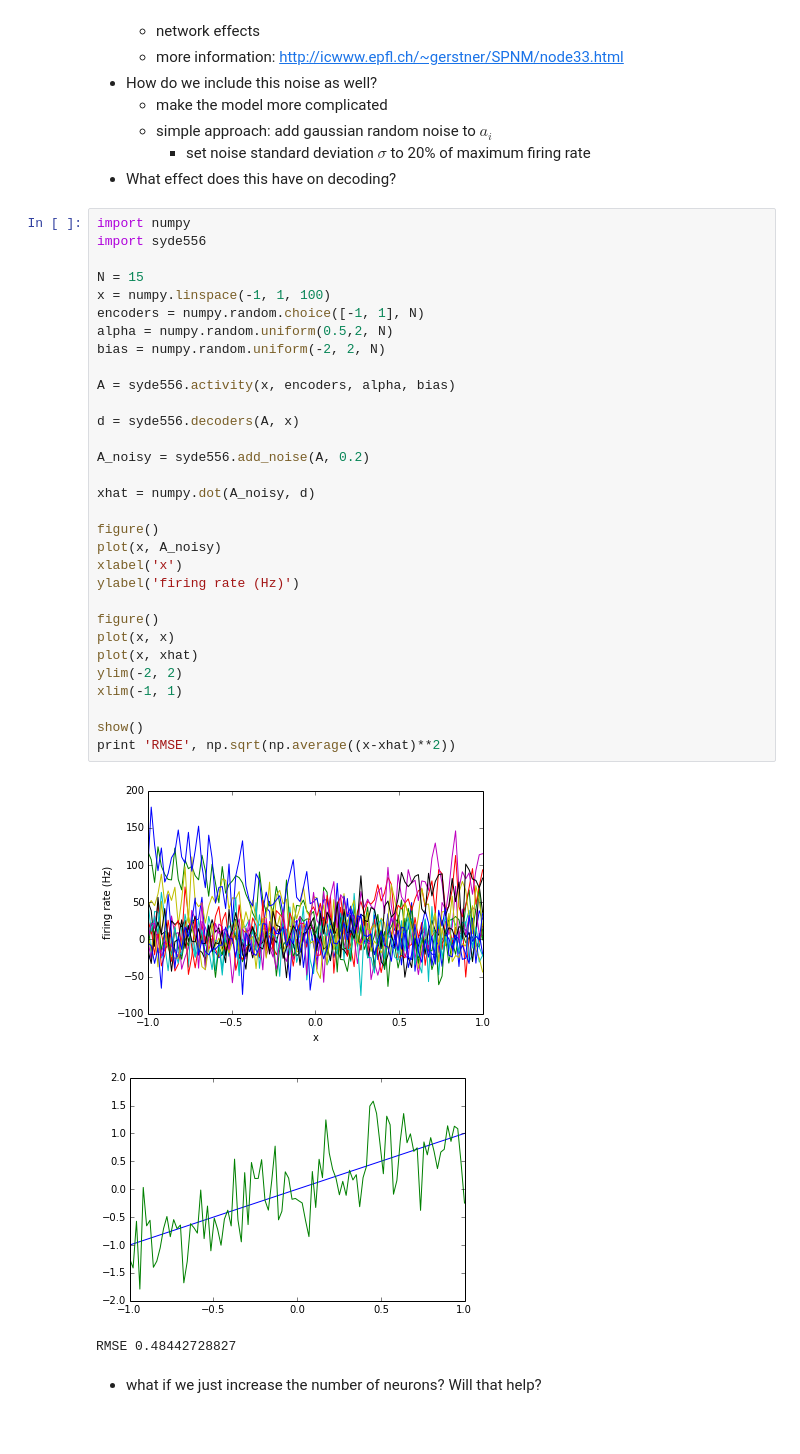
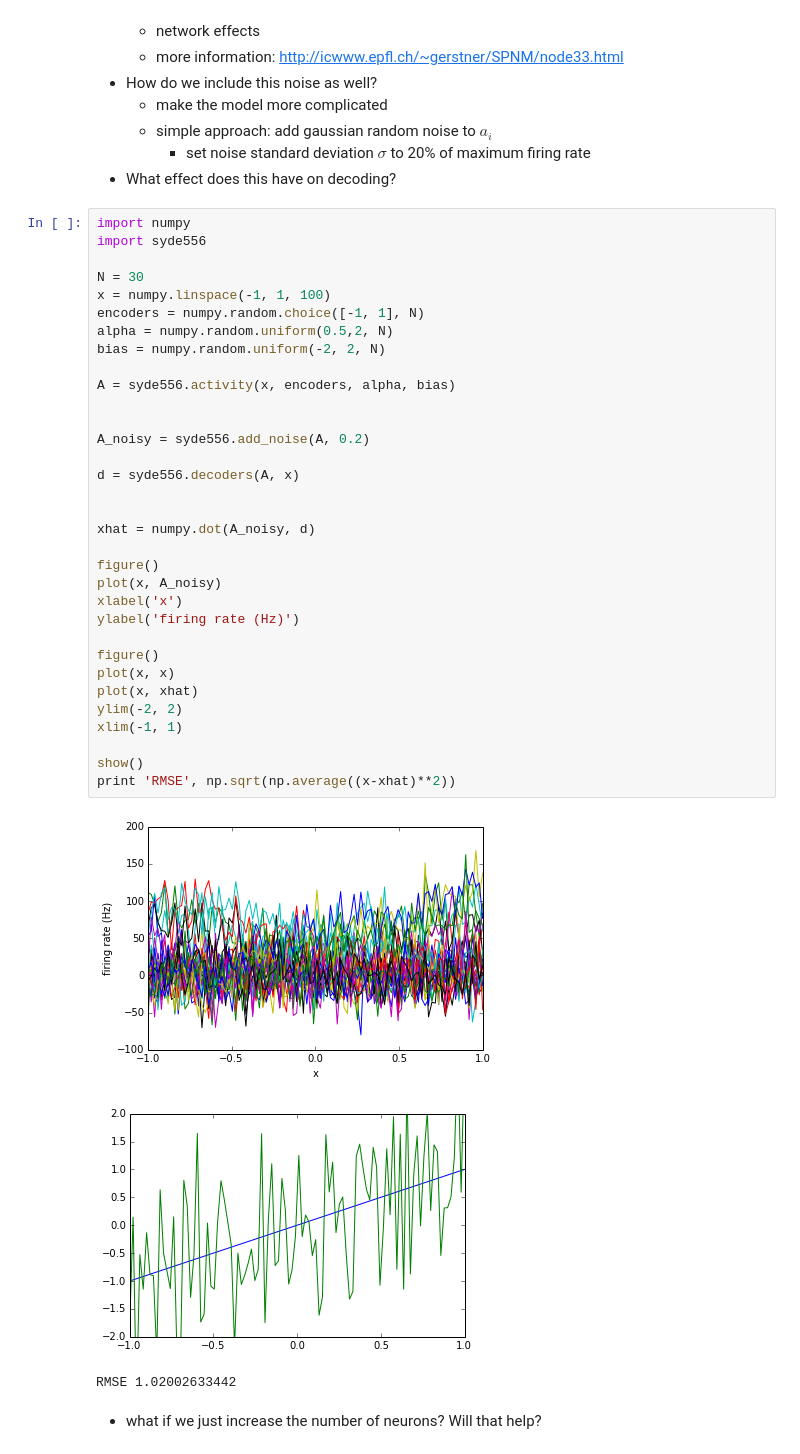
Before and after one commit to tcstewar/syde556, a Jupyter notebook: SYDE 556 Lecture 2 Representation.ipynb, the cells around one changed output. Saved outputs shown, nothing was run; the diff lists cells and outputs as text.

```diff
--- a/SYDE 556 Lecture 2 Representation.ipynb
+++ b/SYDE 556 Lecture 2 Representation.ipynb
@@ -398,38 +406,40 @@ RMSE 0.0208417214613
 # %%
 import numpy
 import syde556
 
-N = 15
+N = 30
 x = numpy.linspace(-1, 1, 100)
 encoders = numpy.random.choice([-1, 1], N)
 alpha = numpy.random.uniform(0.5,2, N)
 bias = numpy.random.uniform(-2, 2, N)
 
 A = syde556.activity(x, encoders, alpha, bias)
 
+
+A_noisy = syde556.add_noise(A, 0.2)
+
 d = syde556.decoders(A, x)
 
-A_noisy = syde556.add_noise(A, 0.2)
 
 xhat = numpy.dot(A_noisy, d)
 
 figure()
 plot(x, A_noisy)
 xlabel('x')
 ylabel('firing rate (Hz)')
 
 figure()
 plot(x, x)
 plot(x, xhat)
 ylim(-2, 2)
 xlim(-1, 1)
 
 show()
 print 'RMSE', np.sqrt(np.average((x-xhat)**2))
 # %% [output]
-[figure, old version]
+[figure, new version]
-[figure, old version]
+[figure, new version]
-RMSE 0.48442728827
+RMSE 1.02002633442
 # %% [markdown]
 - what if we just increase the number of neurons?  Will that help?
 # %% [markdown]
```
Also changed, not shown: parts of 6 cells of this notebook.
